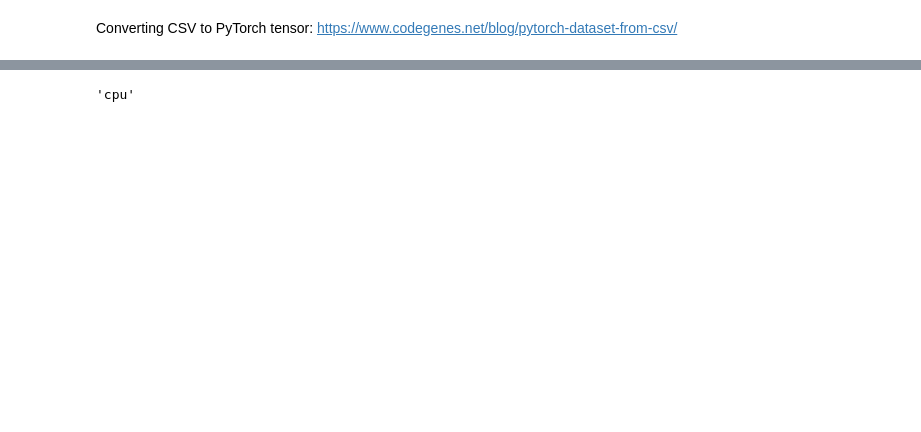
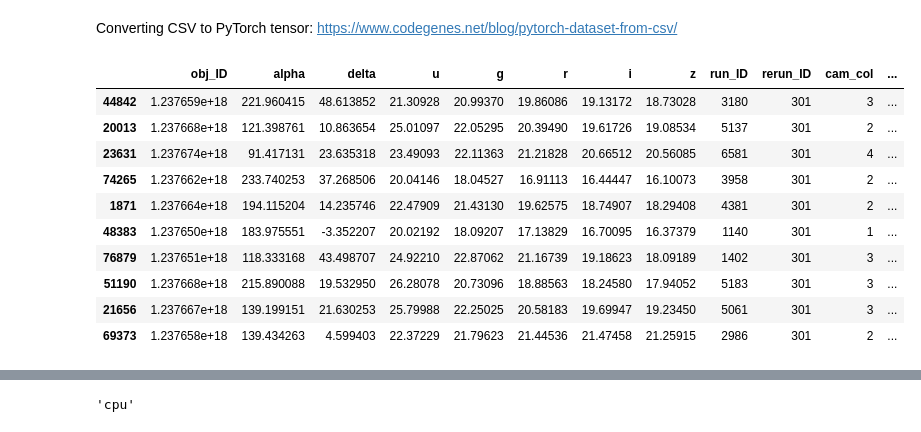
Before and after one commit to up2107928/ACT-coursework-2, a Jupyter notebook: py/Q2_folder/Question 2.ipynb, the cells around one changed output, grey strips where cells are left out. Drawn from its saved outputs; the diff is of its cells as text; code cells hidden in the pictures; blank space fills up the shorter version.

```diff
--- a/py/Q2_folder/Question 2.ipynb
+++ b/py/Q2_folder/Question 2.ipynb
@@ -14,2 +13,17 @@ from sklearn.preprocessing import LabelEncoder
 # %%
 path = r'/workspaces/ACT-coursework-2/star_classification.csv'
+df_sdss = pd.read_csv(path)
+df_sdss['class'] = LabelEncoder().fit_transform(df_sdss['class'])  #changes data from string to integer variables
+df_sdss.sample(10)
+# %% [output]
+|  | obj_ID | alpha | delta | u | g | r | i | z | run_ID | rerun_ID | cam_col | ... |
+| 44842 | 1.237659e+18 | 221.960415 | 48.613852 | 21.30928 | 20.99370 | 19.86086 | 19.13172 | 18.73028 | 3180 | 301 | 3 | ... |
+| 20013 | 1.237668e+18 | 121.398761 | 10.863654 | 25.01097 | 22.05295 | 20.39490 | 19.61726 | 19.08534 | 5137 | 301 | 2 | ... |
+| 23631 | 1.237674e+18 | 91.417131 | 23.635318 | 23.49093 | 22.11363 | 21.21828 | 20.66512 | 20.56085 | 6581 | 301 | 4 | ... |
+| 74265 | 1.237662e+18 | 233.740253 | 37.268506 | 20.04146 | 18.04527 | 16.91113 | 16.44447 | 16.10073 | 3958 | 301 | 2 | ... |
+| 1871 | 1.237664e+18 | 194.115204 | 14.235746 | 22.47909 | 21.43130 | 19.62575 | 18.74907 | 18.29408 | 4381 | 301 | 2 | ... |
+| 48383 | 1.237650e+18 | 183.975551 | -3.352207 | 20.02192 | 18.09207 | 17.13829 | 16.70095 | 16.37379 | 1140 | 301 | 1 | ... |
+| 76879 | 1.237651e+18 | 118.333168 | 43.498707 | 24.92210 | 22.87062 | 21.16739 | 19.18623 | 18.09189 | 1402 | 301 | 3 | ... |
+| 51190 | 1.237668e+18 | 215.890088 | 19.532950 | 26.28078 | 20.73096 | 18.88563 | 18.24580 | 17.94052 | 5183 | 301 | 3 | ... |
+| 21656 | 1.237667e+18 | 139.199151 | 21.630253 | 25.79988 | 22.25025 | 20.58183 | 19.69947 | 19.23450 | 5061 | 301 | 3 | ... |
+| 69373 | 1.237658e+18 | 139.434263 | 4.599403 | 22.37229 | 21.79623 | 21.44536 | 21.47458 | 21.25915 | 2986 | 301 | 2 | ... |
```
Also changed, not shown: parts of 9 cells of this notebook.
